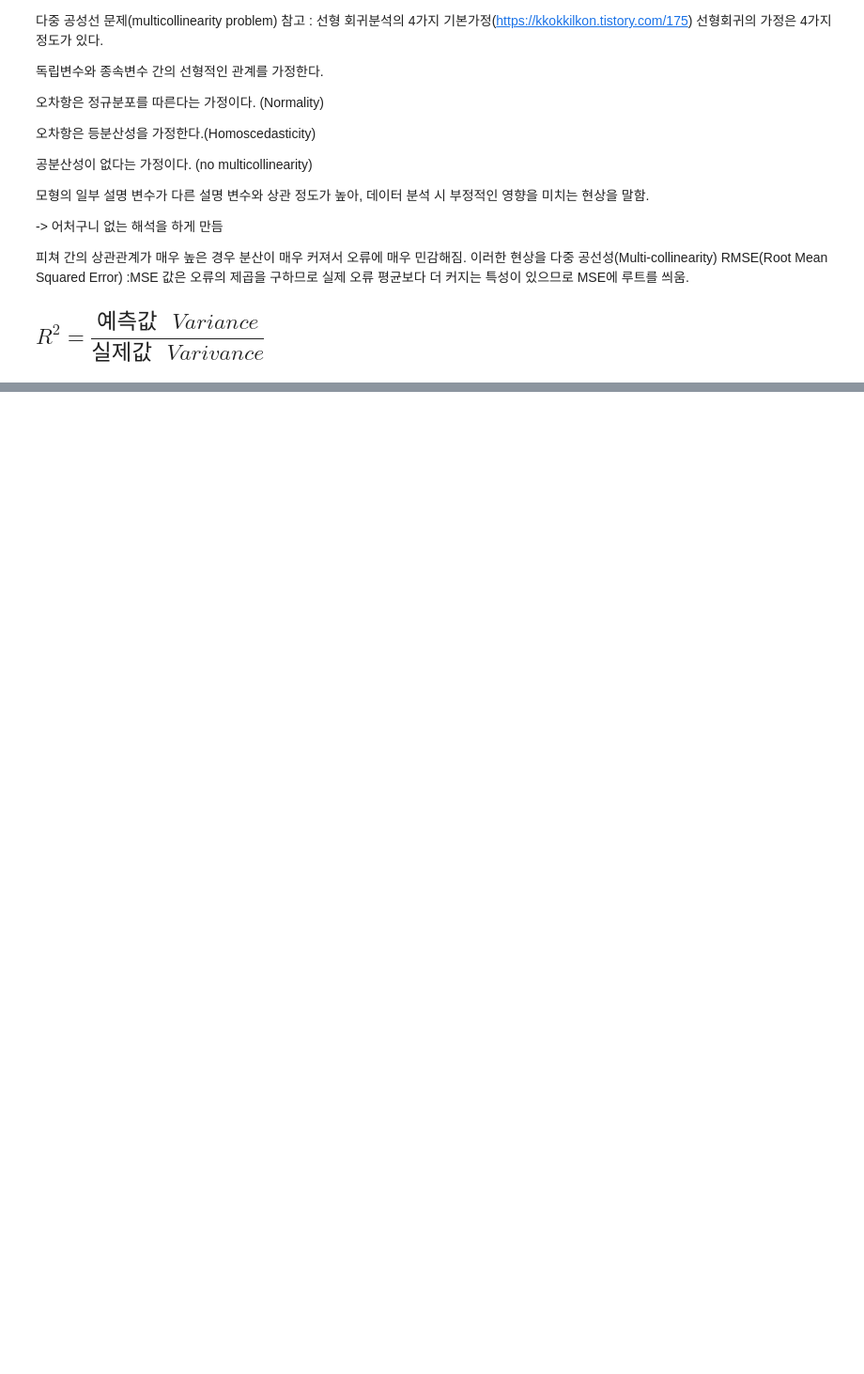
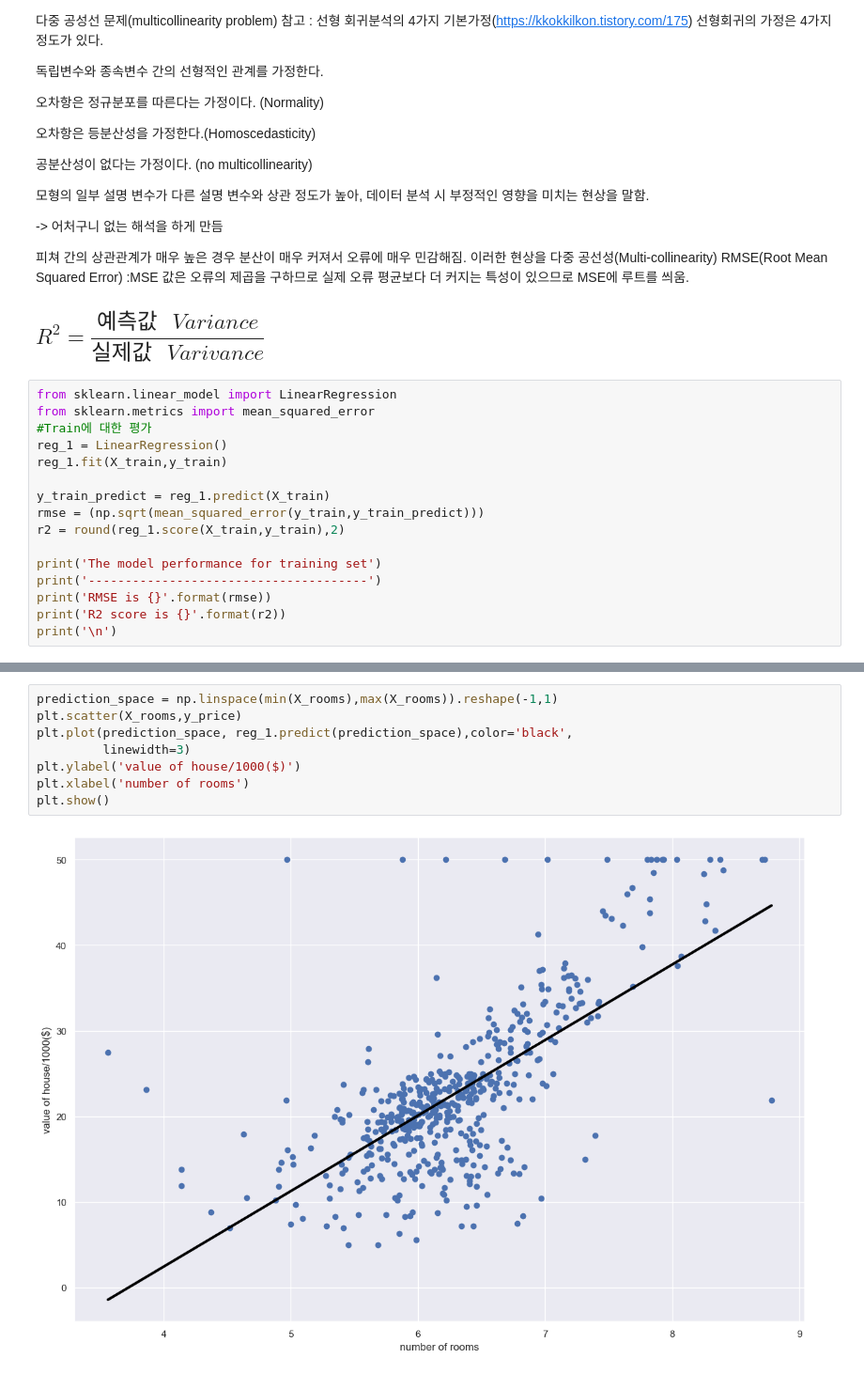
Before and after one commit to the9world/My_Study, a Jupyter notebook: Python_study/23년05월/230509/c_regression.ipynb, the cells around one changed output, grey strips where cells are left out. Shown at 94% size. Cells and saved outputs as stored; diff of their text form; blank space fills up the shorter version.

```diff
--- a/Python_study/23년05월/230509/c_regression.ipynb
+++ b/Python_study/23년05월/230509/c_regression.ipynb
@@ -436,3 +440,19 @@ intercept_ : intercept 값
 피쳐 간의 상관관계가 매우 높은 경우 분산이 매우 커져서 오류에 매우 민감해짐. 이러한 현상을 다중 공선성(Multi-collinearity)
 RMSE(Root Mean Squared Error) :MSE 값은 오류의 제곱을 구하므로 실제 오류 평균보다 더 커지는 특성이 있으므로 MSE에 루트를 씌움.
 ## $R^2 = {\dfrac {예측값 ~~~ Variance} {실제값~~~Varivance} } $
+# %%
+from sklearn.linear_model import LinearRegression
+from sklearn.metrics import mean_squared_error
+#Train에 대한 평가
+reg_1 = LinearRegression()
+reg_1.fit(X_train,y_train)
+
+y_train_predict = reg_1.predict(X_train)
+rmse = (np.sqrt(mean_squared_error(y_train,y_train_predict)))
+r2 = round(reg_1.score(X_train,y_train),2)
+
+print('The model performance for training set')
+print('--------------------------------------')
+print('RMSE is {}'.format(rmse))
+print('R2 score is {}'.format(r2))
+print('\n')
@@ -438,0 +480,10 @@ RMSE(Root Mean Squared Error) :MSE 값은 오류의 제곱을 구하므로 실
+# %%
+prediction_space = np.linspace(min(X_rooms),max(X_rooms)).reshape(-1,1)
+plt.scatter(X_rooms,y_price)
+plt.plot(prediction_space, reg_1.predict(prediction_space),color='black',
+         linewidth=3)
+plt.ylabel('value of house/1000($)')
+plt.xlabel('number of rooms')
+plt.show()
+# %% [output]
+[figure, added]
```
Also changed, not shown: parts of 19 cells of this notebook, 4 other files.
